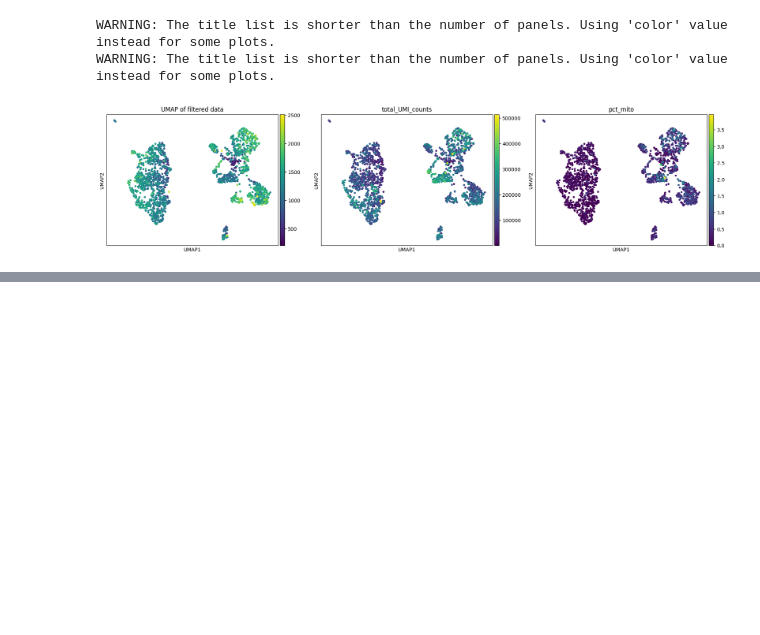
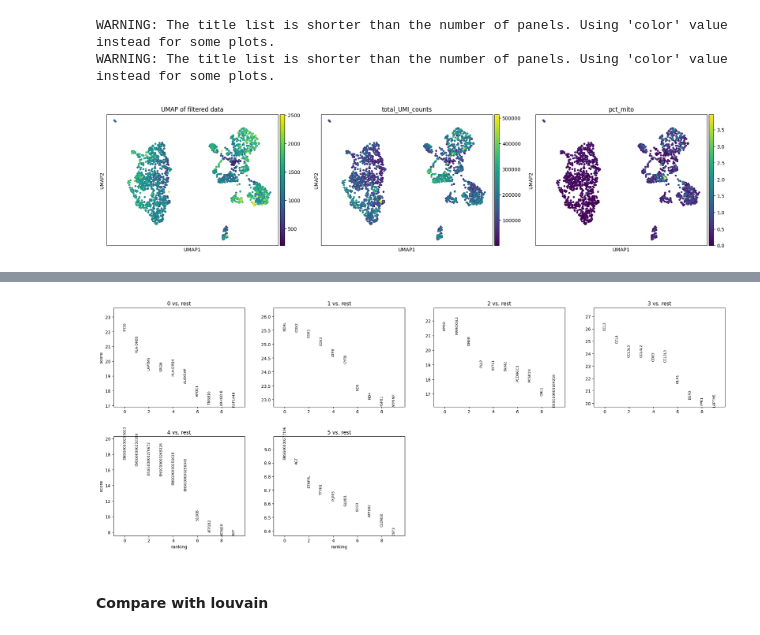
Before and after one commit to henrysaenz/eda_rna, a Jupyter notebook: _sources/raw_data.ipynb, the cells around one changed output, grey strips where cells are left out. Drawn from its saved outputs; the diff is of its cells as text; code cells hidden in the pictures; blank space fills up the shorter version.

```diff
--- a/_sources/raw_data.ipynb
+++ b/_sources/raw_data.ipynb
@@ -685,0 +764,7 @@ scrub.detected_doublet_rate_
+# %%
+sc.tl.rank_genes_groups(adata_glioblastoma_filtered, 'leiden', method='wilcoxon')
+sc.pl.rank_genes_groups(adata_glioblastoma_filtered, n_genes=10, sharey=False)
+# %% [output]
+[figure, added]
+# %% [markdown]
+#### Compare with louvain
```
Also changed, not shown: parts of 88 cells of this notebook, 11 other files.
